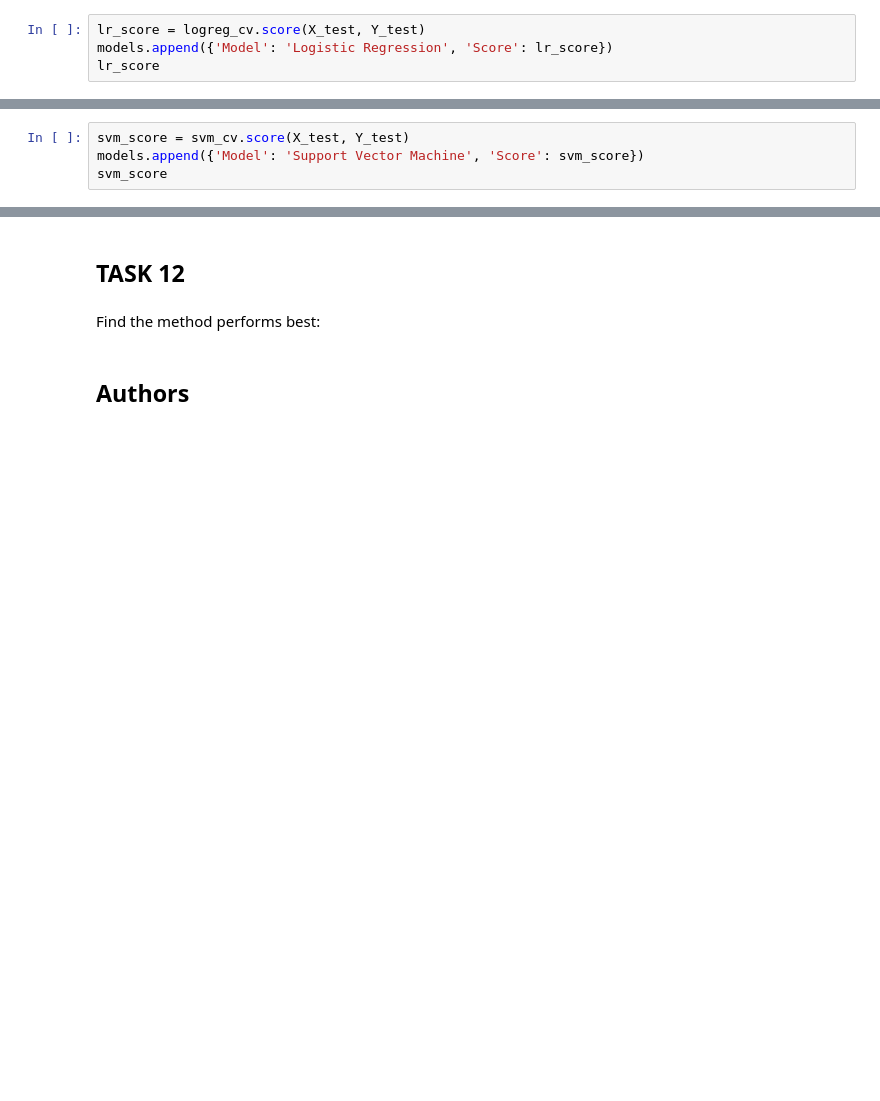
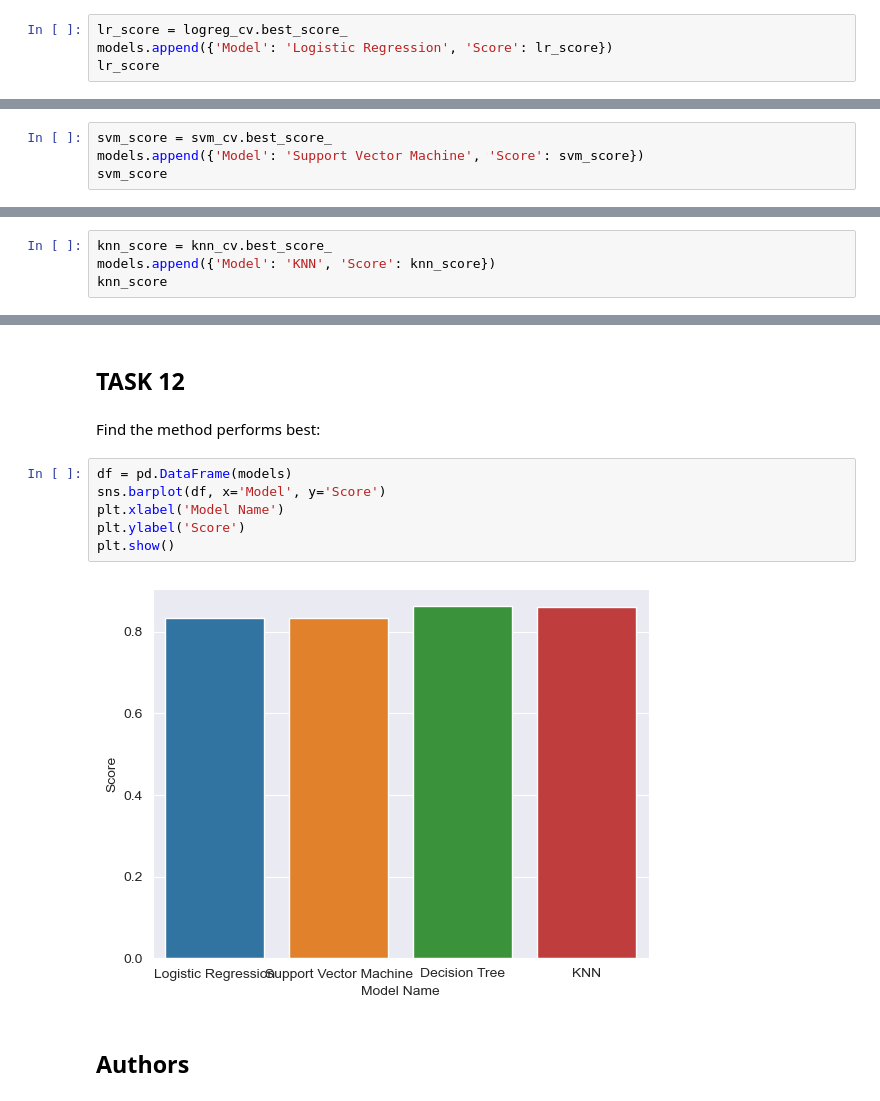
Before and after one commit to AntonioHollerman/FinalCapstone, a Jupyter notebook: SpaceX_Machine_Learning_Prediction_Part_5.jupyterlite.ipynb, the cells around one changed output, grey strips where cells are left out. Drawn from its saved outputs; the diff is of its cells as text; blank space fills up the shorter version.

```diff
--- a/SpaceX_Machine_Learning_Prediction_Part_5.jupyterlite.ipynb
+++ b/SpaceX_Machine_Learning_Prediction_Part_5.jupyterlite.ipynb
@@ -207,7 +207,7 @@ accuracy : 0.8342857142857143
 # %% [markdown]
 Calculate the accuracy on the test data using the method <code>score</code>:
 # %%
-lr_score = logreg_cv.score(X_test, Y_test)
+lr_score = logreg_cv.best_score_
 models.append({'Model': 'Logistic Regression', 'Score': lr_score})
 lr_score
 # %% [output]
@@ -252,7 +252,7 @@ accuracy : 0.8342857142857142
 # %% [markdown]
 Calculate the accuracy on the test data using the method <code>score</code>:
 # %%
-svm_score = svm_cv.score(X_test, Y_test)
+svm_score = svm_cv.best_score_
 models.append({'Model': 'Support Vector Machine', 'Score': svm_score})
 svm_score
 # %% [output]
@@ -348,0 +361,4 @@ knn_score
+# %%
+knn_score = knn_cv.best_score_
+models.append({'Model': 'KNN', 'Score': knn_score})
+knn_score
@@ -357,6 +375,14 @@ plot_confusion_matrix(Y_test,yhat)
 ## TASK  12
 # %% [markdown]
 Find the method performs best:
+# %%
+df = pd.DataFrame(models)
+sns.barplot(df, x='Model', y='Score')
+plt.xlabel('Model Name')
+plt.ylabel('Score')
+plt.show()
+# %% [output]
+[figure, added]
 # %% [markdown]
 ## Authors
 # %% [markdown]
```
Also changed, not shown: parts of 15 cells of this notebook, 3 other files.
